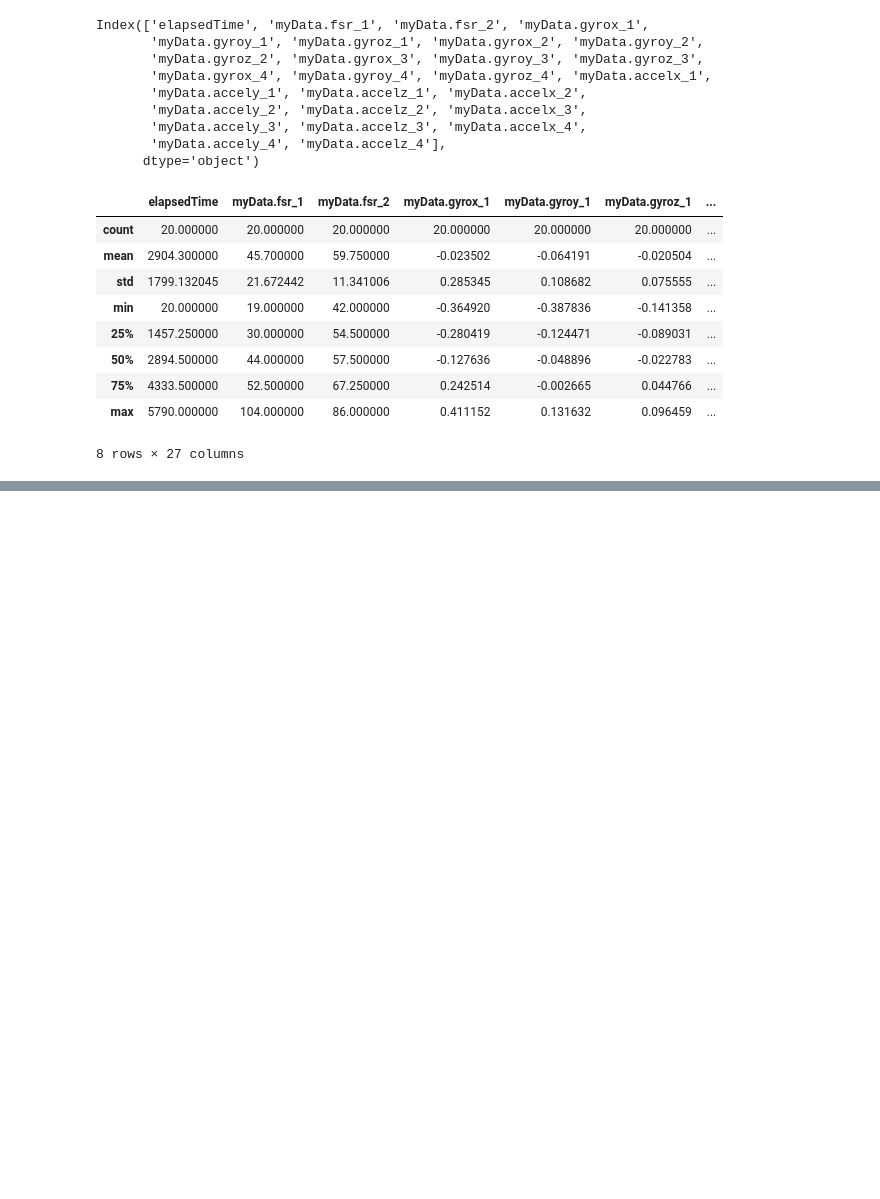
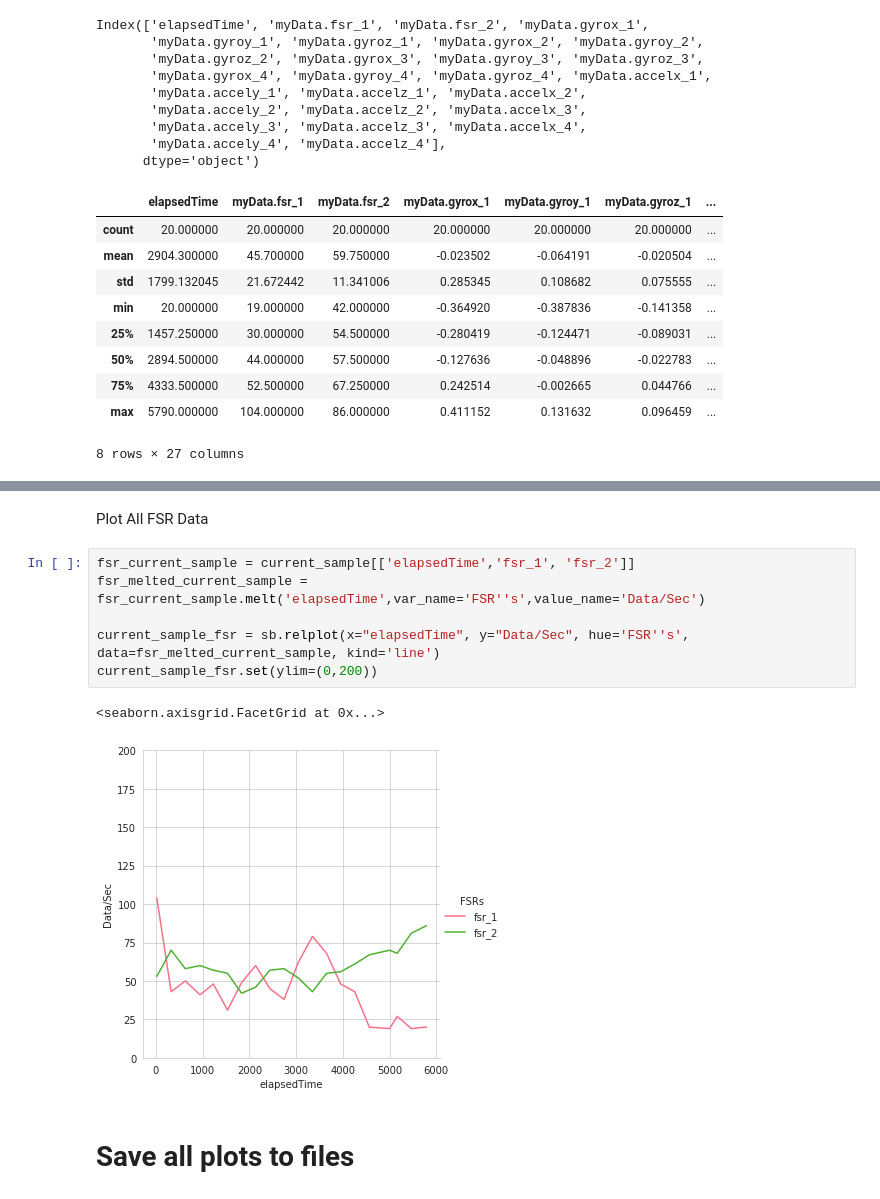
Before and after one commit to Trojan13/posture-control, a Jupyter notebook: data_analysis/analysis_correct.ipynb, the cells around one changed output, grey strips where cells are left out. Cells and saved outputs as stored; diff of their text form; blank space fills up the shorter version.

```diff
--- a/data_analysis/analysis_correct.ipynb
+++ b/data_analysis/analysis_correct.ipynb
@@ -55,0 +121,13 @@ Index(['elapsedTime', 'myData.fsr_1', 'myData.fsr_2', 'myData.gyrox_1',
+# %% [markdown]
+Plot All FSR Data
+# %%
+fsr_current_sample = current_sample[['elapsedTime','fsr_1', 'fsr_2']]
+fsr_melted_current_sample = fsr_current_sample.melt('elapsedTime',var_name='FSR''s',value_name='Data/Sec')
+
+current_sample_fsr = sb.relplot(x="elapsedTime", y="Data/Sec", hue='FSR''s', data=fsr_melted_current_sample, kind='line')
+current_sample_fsr.set(ylim=(0,200))
+# %% [output]
+<seaborn.axisgrid.FacetGrid at 0x...>
+[figure, added]
+# %% [markdown]
+# Save all plots to files
```
Also changed, not shown: parts of 6 cells of this notebook.
